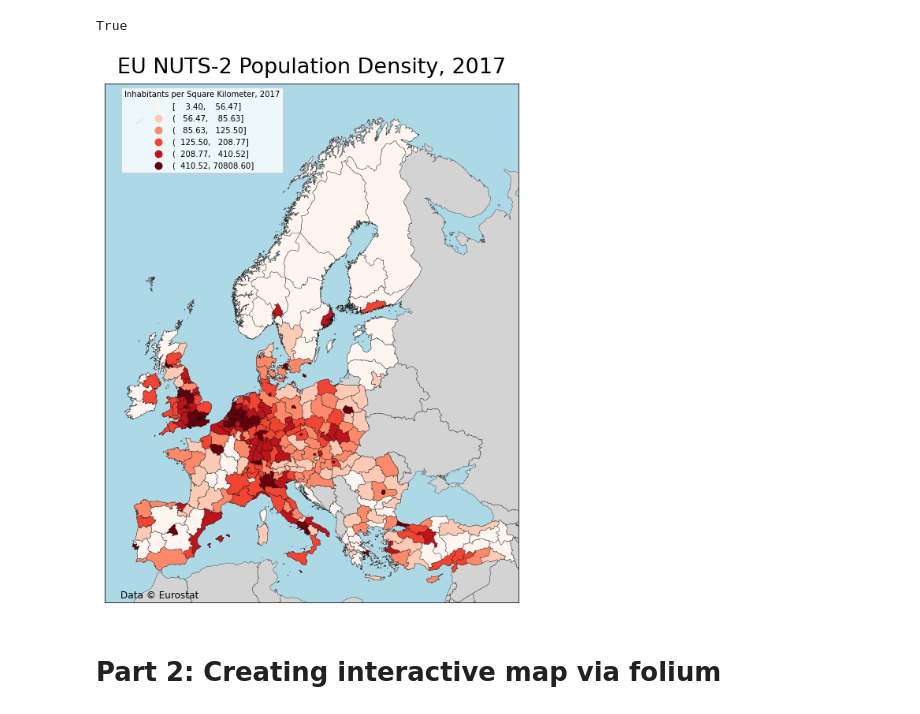
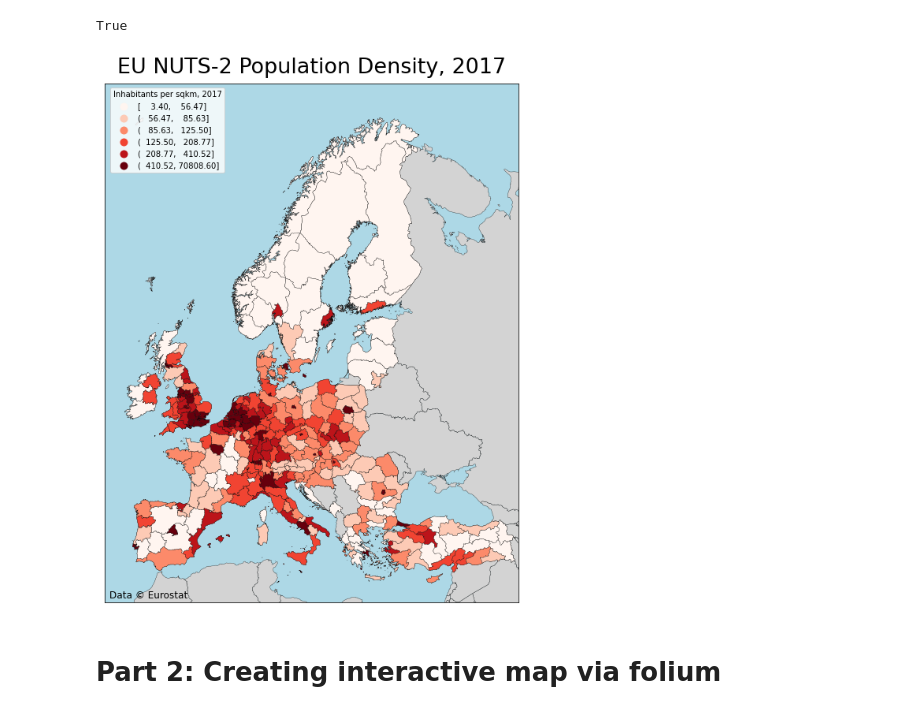
Before and after one commit to AutoGIS-2021/exercise-5-jon-terschan, a Jupyter notebook: exercise-5.ipynb, the cells around one changed output. Cells and saved outputs as stored; diff of their text form; code cells hidden in the pictures.

```diff
--- a/exercise-5.ipynb
+++ b/exercise-5.ipynb
@@ -44,37 +44,37 @@ credits = "Population data by Eurostat 2017, Map Data © Stamen Design"
 # plot layers
 countries.plot(ax=ax, color = 'lightgrey', edgecolor='black', linewidth=0.3)
 popden.plot(ax=ax,
                  column="PopDen_PD2017",
                  linewidth=0.3,
                  cmap="Reds",
                  scheme="quantiles", k=6,  alpha=1,
                  legend = True,
                  edgecolor="black",
 )
 
 # set legend title
-ax.get_legend().set_title("Inhabitants per Square Kilometer, 2017")
-ax.get_legend().set_bbox_to_anchor((0.44,1))
+ax.get_legend().set_title("Inhabitants per sqkm, 2017")
+ax.get_legend().set_bbox_to_anchor((0.30,1))
 
 # set borders
 ax.set_xlim(-1500000, 5050000)
 ax.set_ylim(3800000, 12000000)
 
 # set background color
 ax.set_facecolor('#ADD8E6')
 
 # turn off axis labels
 ax.axes.get_xaxis().set_visible(False)
 ax.axes.get_yaxis().set_visible(False)
 
 # set map title
 plt.suptitle('EU NUTS-2 Population Density, 2017', size=27, y=0.98)
-plt.annotate('Data © Eurostat', (0,0), (20, 15), fontsize=12,
+plt.annotate('Data © Eurostat', (0,0), (6, 15), fontsize=12,
              xycoords='axes fraction', textcoords='offset points', va='top')
 # set layout
 plt.tight_layout()
 # %% [output]
-[figure, old version]
+[figure, new version]
 # %%
 # save plot
 output_fig = "docs/eu_nuts2_popden_2017.png"
```
